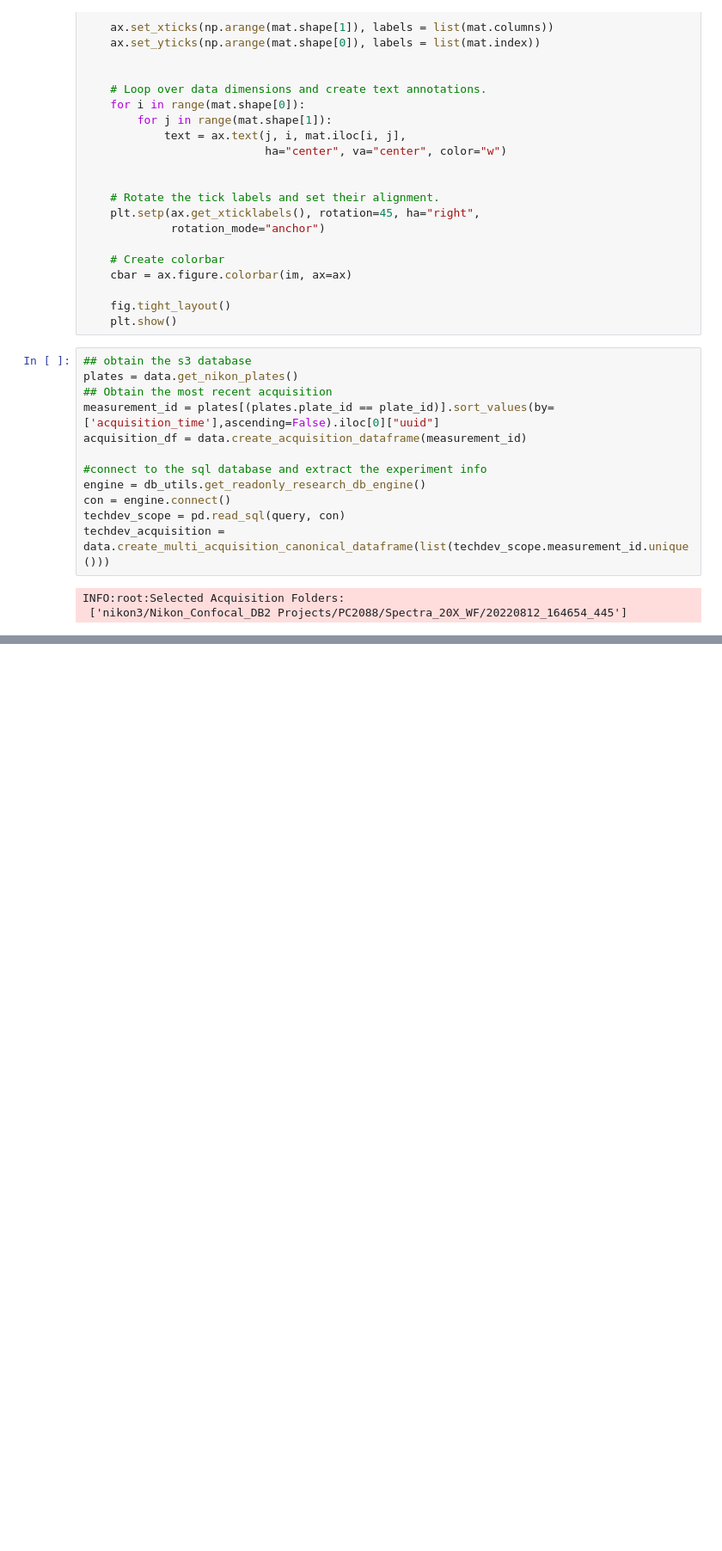
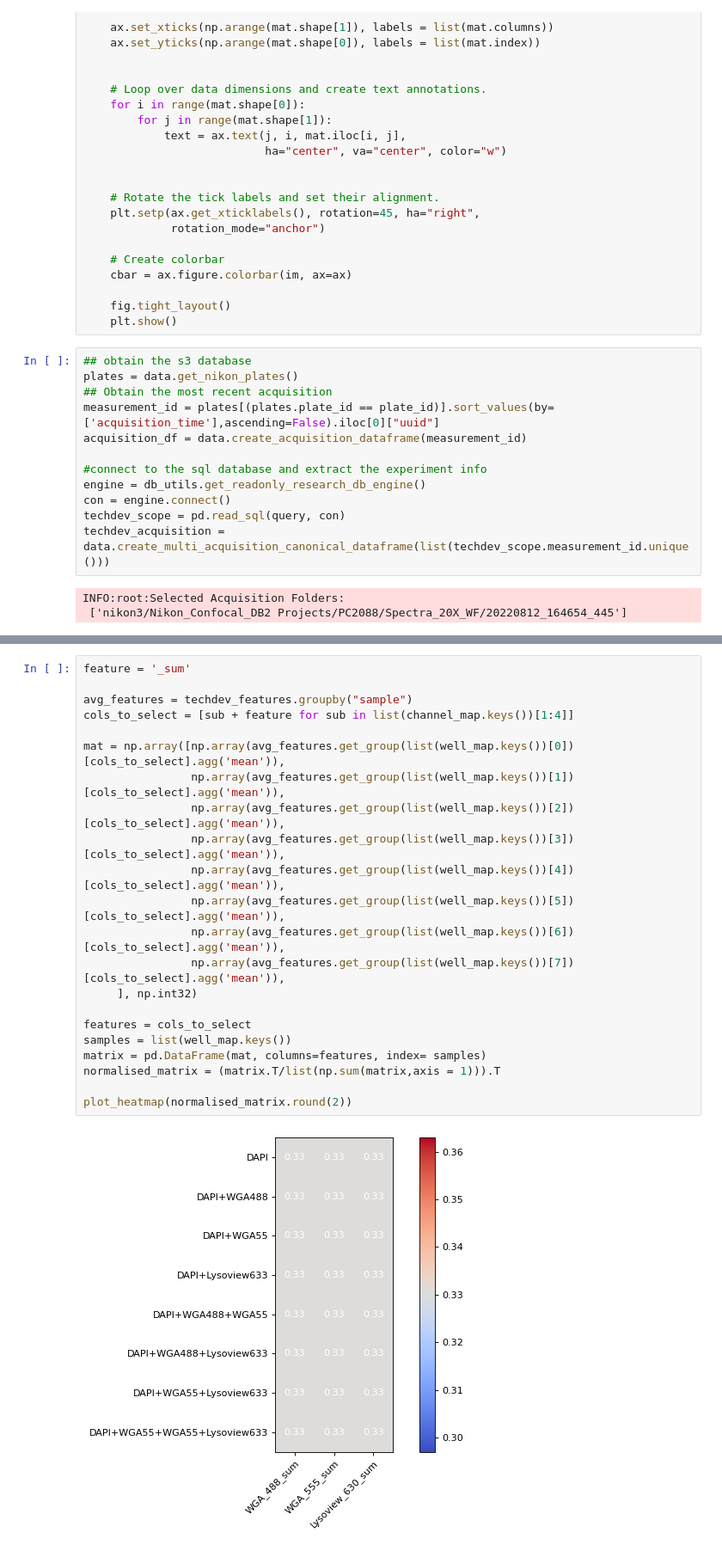
Before and after one commit to saradha-insitro/trainbow, a Jupyter notebook: notebooks_experimental/PC2088_spectra.ipynb, the cells around one changed output, grey strips where cells are left out. Shown at 86% size. Saved outputs shown, nothing was run; the diff lists cells and outputs as text; blank space fills up the shorter version.

```diff
--- a/notebooks_experimental/PC2088_spectra.ipynb
+++ b/notebooks_experimental/PC2088_spectra.ipynb
@@ -183,0 +234,24 @@ plot_heatmap(normalised_matrix.round(2))
+# %%
+feature = '_sum'
+
+avg_features = techdev_features.groupby("sample")
+cols_to_select = [sub + feature for sub in list(channel_map.keys())[1:4]]
+
+mat = np.array([np.array(avg_features.get_group(list(well_map.keys())[0])[cols_to_select].agg('mean')),
+                np.array(avg_features.get_group(list(well_map.keys())[1])[cols_to_select].agg('mean')),
+                np.array(avg_features.get_group(list(well_map.keys())[2])[cols_to_select].agg('mean')),
+                np.array(avg_features.get_group(list(well_map.keys())[3])[cols_to_select].agg('mean')),
+                np.array(avg_features.get_group(list(well_map.keys())[4])[cols_to_select].agg('mean')),
+                np.array(avg_features.get_group(list(well_map.keys())[5])[cols_to_select].agg('mean')),
+                np.array(avg_features.get_group(list(well_map.keys())[6])[cols_to_select].agg('mean')),
+                np.array(avg_features.get_group(list(well_map.keys())[7])[cols_to_select].agg('mean')),
+     ], np.int32)
+
+features = cols_to_select
+samples = list(well_map.keys())
+matrix = pd.DataFrame(mat, columns=features, index= samples)
+normalised_matrix = (matrix.T/list(np.sum(matrix,axis = 1))).T
+
+plot_heatmap(normalised_matrix.round(2))
+# %% [output]
+[figure, added]
```
Also changed, not shown: parts of 5 cells of this notebook, 5 other files.
